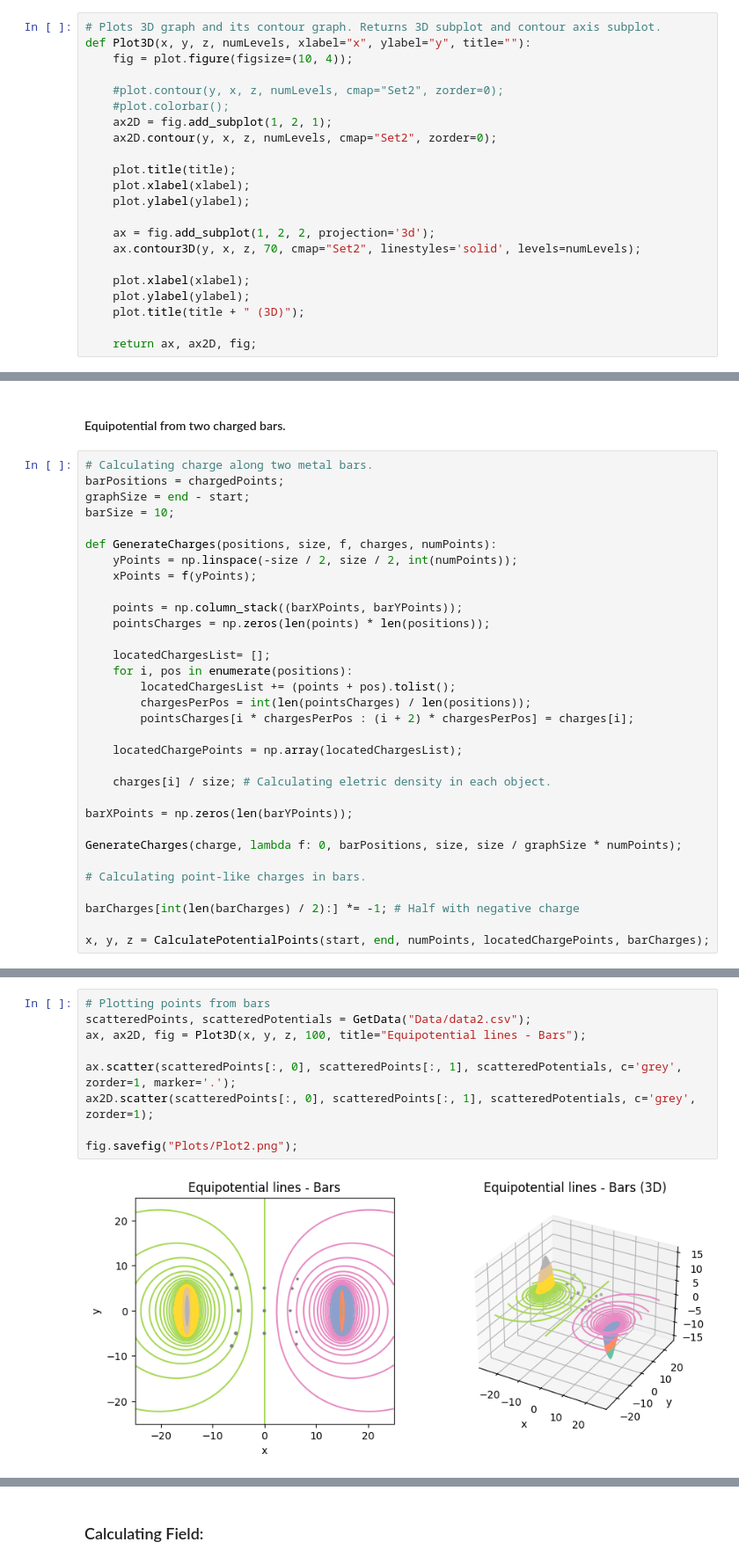
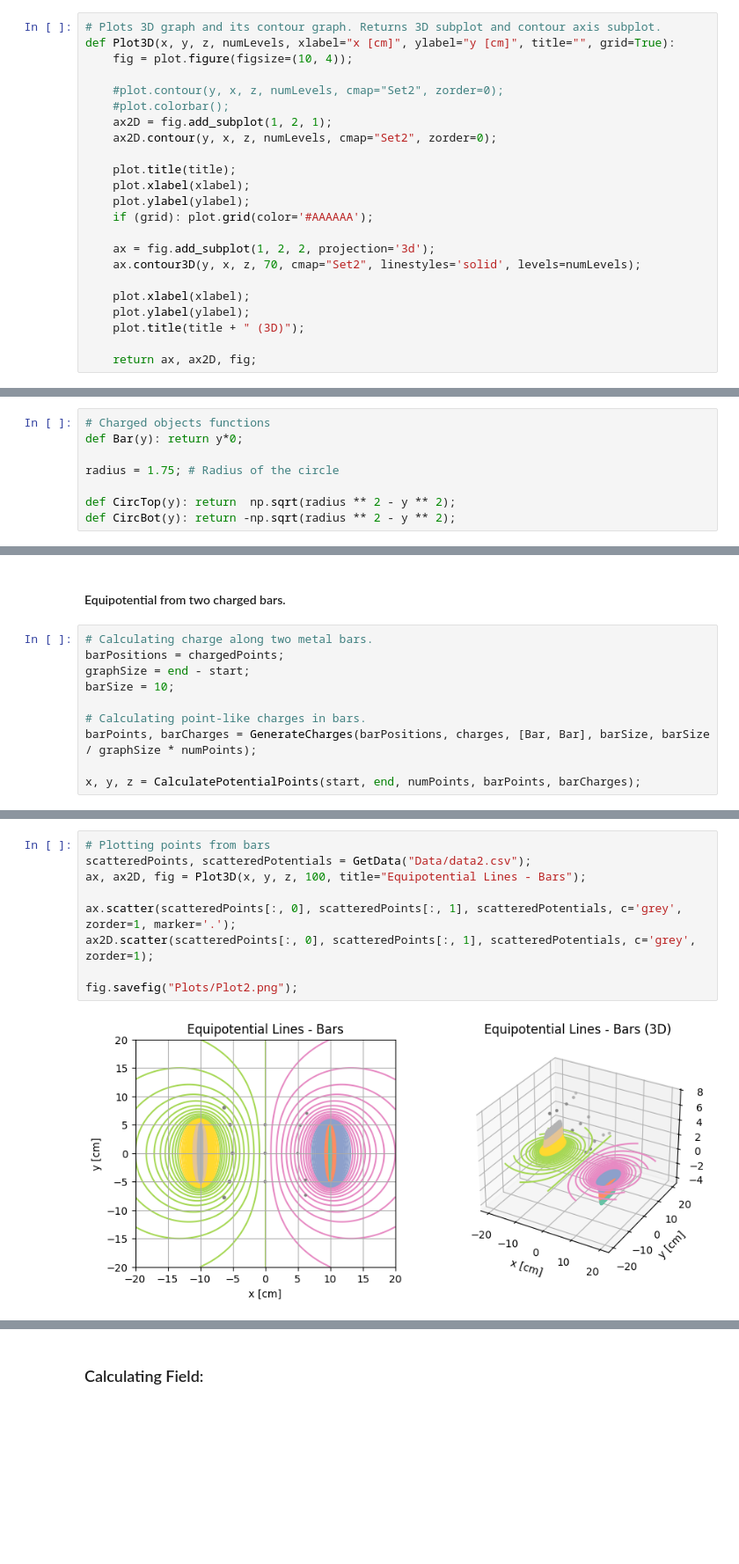
Before and after one commit to sunbaee/Eletrostatics, a Jupyter notebook: PotentialPlot.ipynb, the cells around one changed output, grey strips where cells are left out. Shown at 88% size. Drawn from its saved outputs; the diff is of its cells as text; blank space fills up the shorter version.

```diff
--- a/PotentialPlot.ipynb
+++ b/PotentialPlot.ipynb
@@ -124,7 +114,7 @@ def CalculatePotentialPoints(start, end, size, chargedPoints, charges):
     return x, y, z;
 # %%
 # Plots 3D graph and its contour graph. Returns 3D subplot and contour axis subplot.
-def Plot3D(x, y, z, numLevels, xlabel="x", ylabel="y", title=""):
+def Plot3D(x, y, z, numLevels, xlabel="x [cm]", ylabel="y [cm]", title="", grid=True):
     fig = plot.figure(figsize=(10, 4));
 
     #plot.contour(y, x, z, numLevels, cmap="Set2", zorder=0);
@@ -135,6 +125,7 @@ def Plot3D(x, y, z, numLevels, xlabel="x", ylabel="y", title=""):
     plot.title(title);
     plot.xlabel(xlabel);
     plot.ylabel(ylabel);
+    if (grid): plot.grid(color='#AAAAAA');
 
     ax = fig.add_subplot(1, 2, 2, projection='3d');
     ax.contour3D(y, x, z, 70, cmap="Set2", linestyles='solid', levels=numLevels);
@@ -148,0 +160,8 @@ def Plot3D(x, y, z, numLevels, xlabel="x", ylabel="y", title=""):
+# %%
+# Charged objects functions
+def Bar(y): return y*0;
+
+radius = 1.75; # Radius of the circle
+
+def CircTop(y): return  np.sqrt(radius ** 2 - y ** 2);
+def CircBot(y): return -np.sqrt(radius ** 2 - y ** 2);
@@ -168,29 +203,7 @@ barPositions = chargedPoints;
 graphSize = end - start;
 barSize = 10;
 
-def GenerateCharges(positions, size, f, charges, numPoints):
-    yPoints = np.linspace(-size / 2, size / 2, int(numPoints));
-    xPoints = f(yPoints);
+# Calculating point-like charges in bars.
+barPoints, barCharges = GenerateCharges(barPositions, charges, [Bar, Bar], barSize, barSize / graphSize * numPoints);
 
-    points = np.column_stack((barXPoints, barYPoints));
-    pointsCharges = np.zeros(len(points) * len(positions));
-
-    locatedChargesList= [];
-    for i, pos in enumerate(positions):
-        locatedChargesList += (points + pos).tolist();
-        chargesPerPos = int(len(pointsCharges) / len(positions));
-        pointsCharges[i * chargesPerPos : (i + 2) * chargesPerPos] = charges[i];
-
-    locatedChargePoints = np.array(locatedChargesList);
-
-    charges[i] / size; # Calculating eletric density in each object.
-
-barXPoints = np.zeros(len(barYPoints));
-
-GenerateCharges(charge, lambda f: 0, barPositions, size, size / graphSize * numPoints);
-
-# Calculating point-like charges in bars.
-
-barCharges[int(len(barCharges) / 2):] *= -1; # Half with negative charge
-
-x, y, z = CalculatePotentialPoints(start, end, numPoints, locatedChargePoints, barCharges);
+x, y, z = CalculatePotentialPoints(start, end, numPoints, barPoints, barCharges);
@@ -199,12 +210,12 @@ NameError: name 'size' is not defined
 # %%
 # Plotting points from bars
 scatteredPoints, scatteredPotentials = GetData("Data/data2.csv");
-ax, ax2D, fig = Plot3D(x, y, z, 100, title="Equipotential lines - Bars");
+ax, ax2D, fig = Plot3D(x, y, z, 100, title="Equipotential Lines - Bars");
 
 ax.scatter(scatteredPoints[:, 0], scatteredPoints[:, 1], scatteredPotentials, c='grey', zorder=1, marker='.');
 ax2D.scatter(scatteredPoints[:, 0], scatteredPoints[:, 1], scatteredPotentials, c='grey', zorder=1);
 
 fig.savefig("Plots/Plot2.png");
 # %% [output]
-[figure, old version]
+[figure, new version]
 # %% [markdown]
```
Also changed, not shown: parts of 15 cells of this notebook.
